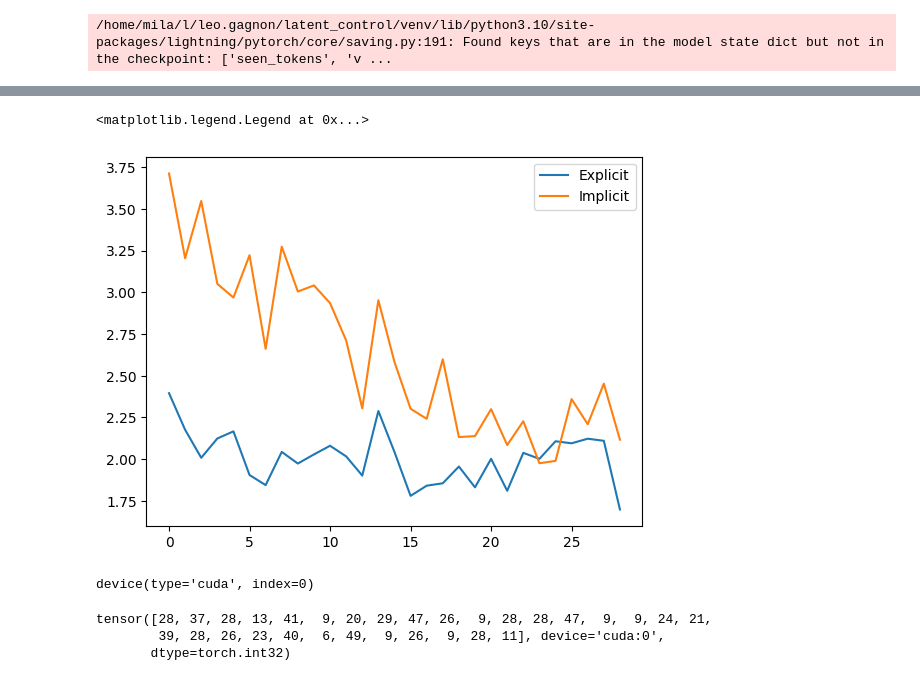
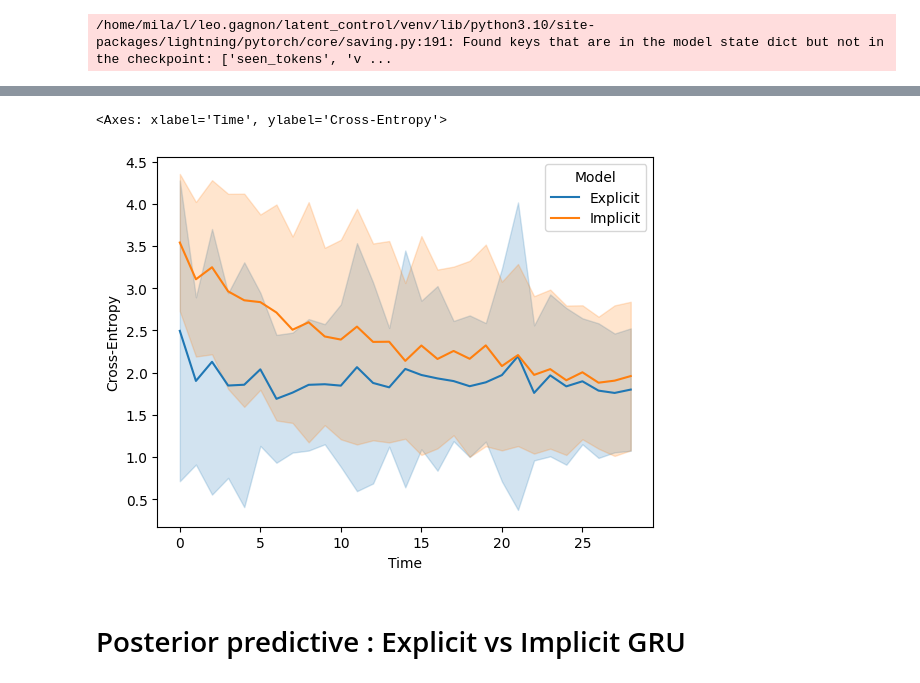
Before and after one commit to leogagnon/latent_control, a Jupyter notebook: notebooks/diffusion.ipynb, the cells around one changed output, grey strips where cells are left out. Cells and saved outputs as stored; diff of their text form; code cells hidden in the pictures.

```diff
--- a/notebooks/diffusion.ipynb
+++ b/notebooks/diffusion.ipynb
@@ -236,17 +276,21 @@ seqs_ = torch.stack(seqs)
 # %%
-plt.plot(torch.nn.functional.cross_entropy(torch.log(e_pred[:, :-1].transpose(1,2)), seqs_[:,1:].cpu().long(), reduction='none').mean(0), label='Explicit')
-plt.plot(torch.nn.functional.cross_entropy(torch.log(i_pred[:, :-1].transpose(1,2).cpu().detach()), seqs_[:,1:].cpu().long(), reduction='none').mean(0), label='Implicit')
-plt.legend()
+df1 = pd.DataFrame(torch.nn.functional.cross_entropy(
+        torch.log(explicit_pred[:, :-1].transpose(1, 2)),
+        sequences[:, 1:].cpu().long(),
+        reduction="none",
+    ))
+df1['Model'] = "Explicit"
+df2 = pd.DataFrame(torch.nn.functional.cross_entropy(
+        torch.log(implicit_pred[:, :-1].transpose(1, 2).cpu().detach()),
+        sequences[:, 1:].cpu().long(),
+        reduction="none",
+    ))
+df2['Model'] = "Implicit"
+df = pd.concat([df1, df2]).melt(id_vars=['Model'], var_name='Time', value_name='Cross-Entropy')
-# %% [output]
-<matplotlib.legend.Legend at 0x...>
-[figure, removed]
-# %%
-seqs_.device
-# %% [output]
-device(type='cuda', index=0)
-# %%
-seqs_[0]
-# %% [output]
-tensor([28, 37, 28, 13, 41,  9, 20, 29, 47, 26,  9, 28, 28, 47,  9,  9, 24, 21,
-        39, 28, 26, 23, 40,  6, 49,  9, 26,  9, 28, 11], device='cuda:0',
-       dtype=torch.int32)
+# %%
+sns.lineplot(df, x='Time', y='Cross-Entropy', hue='Model', errorbar='sd')
+# %% [output]
+<Axes: xlabel='Time', ylabel='Cross-Entropy'>
+[figure, added]
+# %% [markdown]
+# Posterior predictive : Explicit vs Implicit GRU
```
Also changed, not shown: parts of 32 cells of this notebook, 4 other files.
